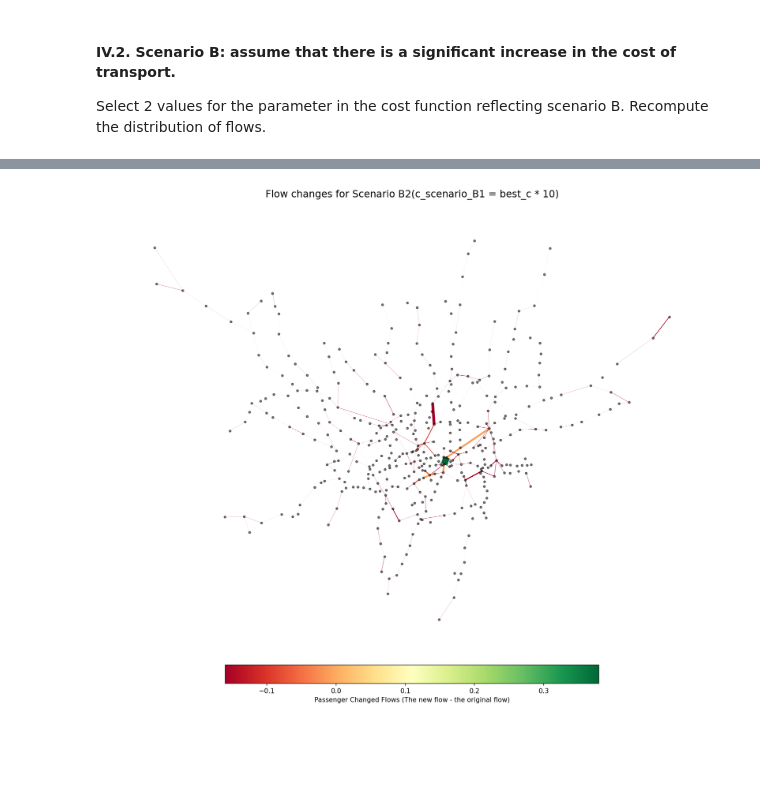
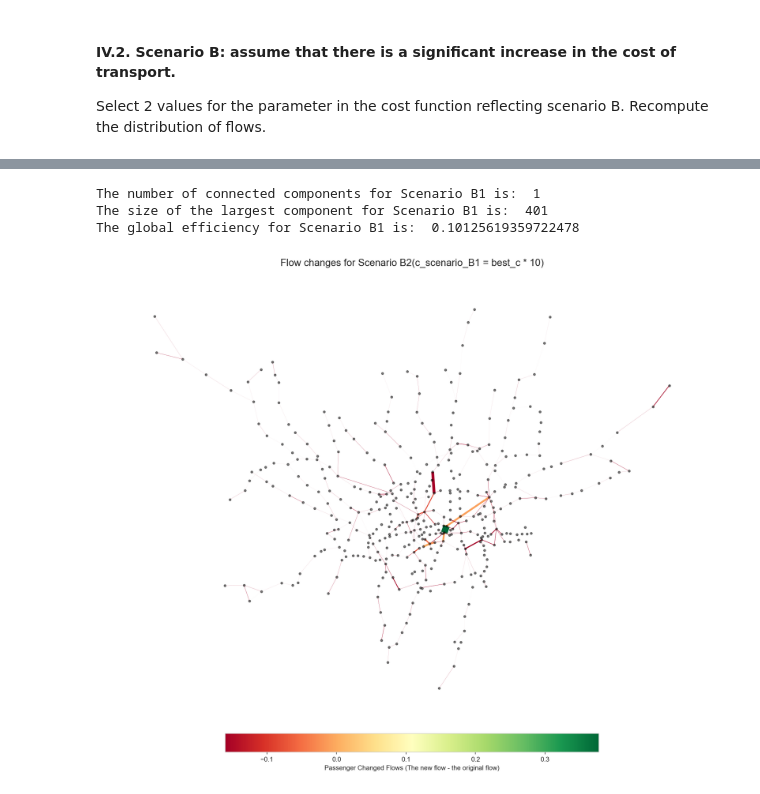
Before and after one commit to ZongheMa/CASA0002_Urban_Simulation, a Jupyter notebook: Urban Simulation Assessment.ipynb, the cells around one changed output, grey strips where cells are left out. Saved outputs shown, nothing was run; the diff lists cells and outputs as text; code cells hidden in the pictures; blank space fills up the shorter version.

```diff
--- a/Urban Simulation Assessment.ipynb
+++ b/Urban Simulation Assessment.ipynb
@@ -1064,0 +974,8 @@ R² between original flows and new flows: 0.088
+# %%
+df_scenario_A['diff_per'] = (df_scenario_A['new_flows'] - df_scenario_A['scaled_flows']).abs()
+df_scenario_A = df_scenario_A.sort_values(by='diff_per', ascending=False, ignore_index=True)
+df_scenario_A['route']= df_scenario_A['station_origin'] + ' - ' + df_scenario_A['station_destination']
+df_sorted = df_scenario_A[['route']].head(10).astype(str)
+df_sorted.index += 1
+# print(df_to_markdown(df_sorted))
+df_sorted
@@ -1200,0 +1143,8 @@ plt.show()
+# %%
+df['diff_per'] = (df['new_flows_scenario_B1'] - df['scaled_flows']).abs()
+df = df.sort_values(by='diff_per', ascending=False, ignore_index=True)
+df['route']= df['station_origin'] + ' - ' + df['station_destination']
+df_sorted = df[['route']].head(10).astype(str)
+df_sorted.index += 1
+# print(df_to_markdown(df_sorted))
+df_sorted
@@ -1201,40 +1163,51 @@ plt.show()
+# %%
+NCC_B1 = count_connected_components(G_scenario_B)
+print("The number of connected components for Scenario B1 is: ", NCC_B1)
+LCS_B1 = size_largest_component(G_scenario_B)
+print("The size of the largest component for Scenario B1 is: ", LCS_B1)
+GE_B1 = global_efficiency(G_scenario_B)
+print("The global efficiency for Scenario B1 is: ", GE_B1)
+# %% [output]
+The number of connected components for Scenario B1 is:  1
+The size of the largest component for Scenario B1 is:  401
+The global efficiency for Scenario B1 is:  0.10125619359722478
 # %%
-G_scenario_B = G.copy()
+G_scenario_B2 = G.copy()
 # Add new_flows and flows_diff attributes to edges of the graph for Scenario A
-for u, v, data in G_scenario_B.edges(data=True):
+for u, v, data in G_scenario_B2.edges(data=True):
     new_flow_value_df = df.loc[(df['station_origin'] == u) &
                                         (df['station_destination'] == v), 'new_flows_scenario_B2']
     if not new_flow_value_df.empty:
         new_flow_value = new_flow_value_df.iloc[0]
         flow_value = df.loc[(df['station_origin'] == u) &
                                      (df['station_destination'] == v), 'scaled_flows'].iloc[0]
         data['new_flows'] = new_flow_value
         data['flows_diff'] = new_flow_value - flow_value
     else:
         data['new_flows'] = 0
         data['flows_diff'] = 0
 
-# 将每个站点的x和y坐标添加到节点属性中
-for node in G_scenario_B.nodes():
-    coords = G_scenario_B.nodes[node]['coords'].split(',')
-    G_scenario_B.nodes[node]['x'] = float(coords[0].strip("()"))
-    G_scenario_B.nodes[node]['y'] = float(coords[1].strip("()"))
+# Add x and y coordinates of each station to the node attributes
+for node in G_scenario_B2.nodes():
+    coords = G_scenario_B2.nodes[node]['coords'].split(',')
+    G_scenario_B2.nodes[node]['x'] = float(coords[0].strip("()"))
+    G_scenario_B2.nodes[node]['y'] = float(coords[1].strip("()"))
 
-# 绘制热力图
-pos = {station: (G_scenario_B.nodes[station]['x'], G_scenario_B.nodes[station]['y']) for station in G_scenario_B.nodes()}
+# Plot the graph
+pos = {station: (G_scenario_B2.nodes[station]['x'], G_scenario_B2.nodes[station]['y']) for station in G_scenario_B2.nodes()}
 fig, ax = plt.subplots(figsize=(17, 15), dpi=150)
 cmap = plt.cm.get_cmap("RdYlGn")
-flows_values = [data['flows_diff'] for _, _, data in G_scenario_B.edges(data=True) if 'flows_diff' in data]
-flow_color = [cmap(i['flows_diff'] / max(flows_values)) for _, _, i in G_scenario_B.edges(data=True) if 'flows_diff' in i]
-flow_width = [i['flows_diff'] / max(flows_values) * 10 for _, _, i in G_scenario_B.edges(data=True) if 'flows_diff' in i]
+flows_values = [data['flows_diff'] for _, _, data in G_scenario_B2.edges(data=True) if 'flows_diff' in data]
+flow_color = [cmap(i['flows_diff'] / max(flows_values)) for _, _, i in G_scenario_B2.edges(data=True) if 'flows_diff' in i]
+flow_width = [i['flows_diff'] / max(flows_values) * 10 for _, _, i in G_scenario_B2.edges(data=True) if 'flows_diff' in i]
 edg = nx.draw_networkx_edges(G_scenario_B, pos, edge_color=flow_color, width=flow_width)
-nx.draw_networkx_nodes(G_scenario_B, pos, node_size=10, node_color='black', alpha=0.5)
+nx.draw_networkx_nodes(G_scenario_B2, pos, node_size=10, node_color='black', alpha=0.5)
 norm = plt.Normalize(min(flows_values), max(flows_values))
 sm = plt.cm.ScalarMappable(cmap=cmap, norm=norm)
 sm.set_array([])
 plt.colorbar(sm, label="Passenger Changed Flows (The new flow - the original flow)", orientation="horizontal", shrink=0.6, pad=0.01)
 plt.title("Flow changes for Scenario B2(c_scenario_B1 = best_c * 10)", fontsize=15)
 plt.axis('off')
 plt.show()
 # %% [output]
-[figure, old version]
+[figure, new version]
```
Also changed, not shown: parts of 32 cells of this notebook, 4 other files.
